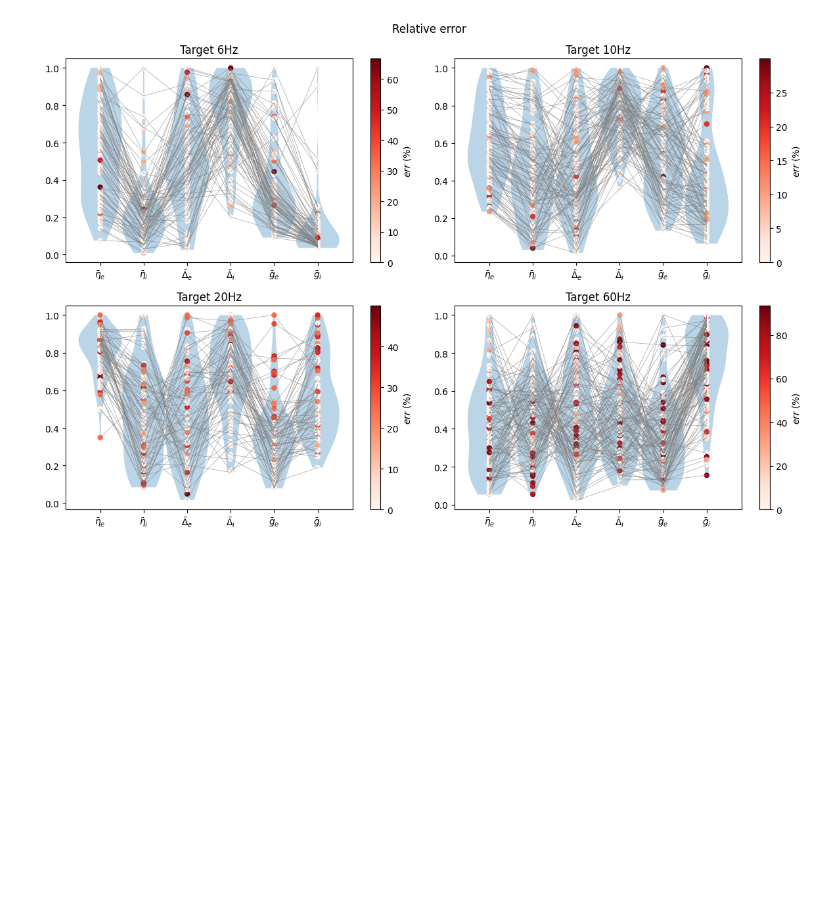
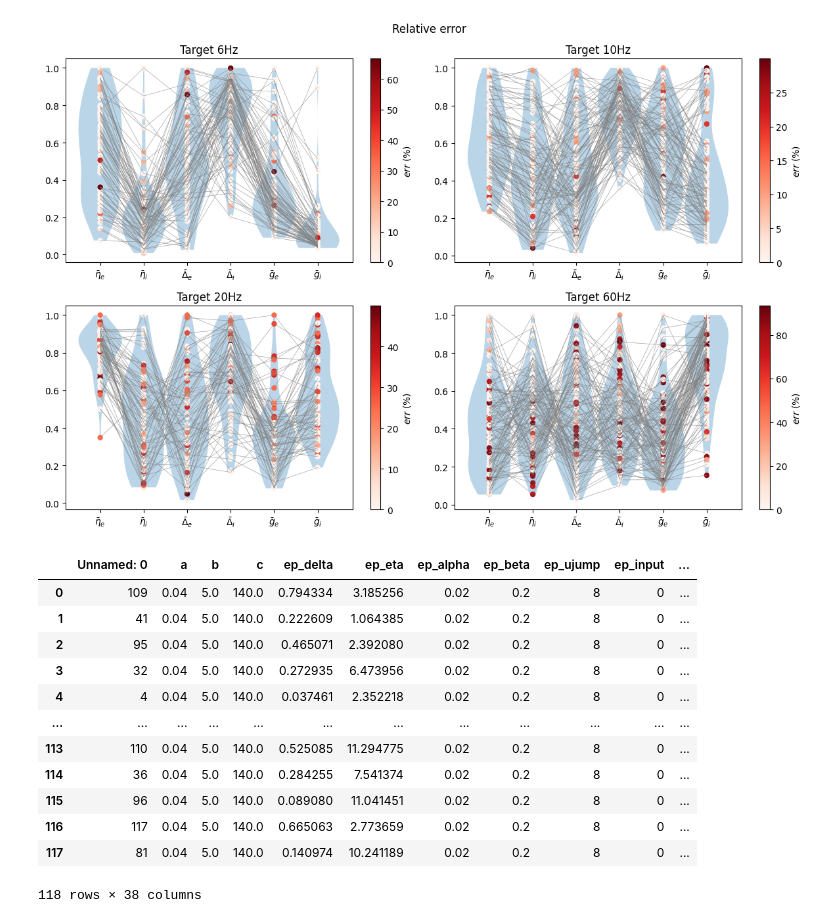
Before and after one commit to rosagross/mpr-oscillations-snn, a Jupyter notebook: Module_2.5_SNN-MPR_Comparison_visulalisation.ipynb, the cells around one changed output. Saved outputs shown, nothing was run; the diff lists cells and outputs as text; code cells hidden in the pictures; blank space fills up the shorter version.

```diff
--- a/Module_2.5_SNN-MPR_Comparison_visulalisation.ipynb
+++ b/Module_2.5_SNN-MPR_Comparison_visulalisation.ipynb
@@ -85,3 +85,19 @@ fig2.tight_layout()
 # %% [output]
 [figure]
 [figure]
+# %%
+sorted_df
+# %% [output]
+|  | Unnamed: 0 | a | b | c | ep_delta | ep_eta | ep_alpha | ep_beta | ep_ujump | ep_input | ... |
+| 0 | 109 | 0.04 | 5.0 | 140.0 | 0.794334 | 3.185256 | 0.02 | 0.2 | 8 | 0 | ... |
+| 1 | 41 | 0.04 | 5.0 | 140.0 | 0.222609 | 1.064385 | 0.02 | 0.2 | 8 | 0 | ... |
+| 2 | 95 | 0.04 | 5.0 | 140.0 | 0.465071 | 2.392080 | 0.02 | 0.2 | 8 | 0 | ... |
+| 3 | 32 | 0.04 | 5.0 | 140.0 | 0.272935 | 6.473956 | 0.02 | 0.2 | 8 | 0 | ... |
+| 4 | 4 | 0.04 | 5.0 | 140.0 | 0.037461 | 2.352218 | 0.02 | 0.2 | 8 | 0 | ... |
+| ... | ... | ... | ... | ... | ... | ... | ... | ... | ... | ... | ... |
+| 113 | 110 | 0.04 | 5.0 | 140.0 | 0.525085 | 11.294775 | 0.02 | 0.2 | 8 | 0 | ... |
+| 114 | 36 | 0.04 | 5.0 | 140.0 | 0.284255 | 7.541374 | 0.02 | 0.2 | 8 | 0 | ... |
+| 115 | 96 | 0.04 | 5.0 | 140.0 | 0.089080 | 11.041451 | 0.02 | 0.2 | 8 | 0 | ... |
+| 116 | 117 | 0.04 | 5.0 | 140.0 | 0.665063 | 2.773659 | 0.02 | 0.2 | 8 | 0 | ... |
+| 117 | 81 | 0.04 | 5.0 | 140.0 | 0.140974 | 10.241189 | 0.02 | 0.2 | 8 | 0 | ... |
+118 rows × 38 columns
```
Also changed, not shown: parts of 3 cells of this notebook.
